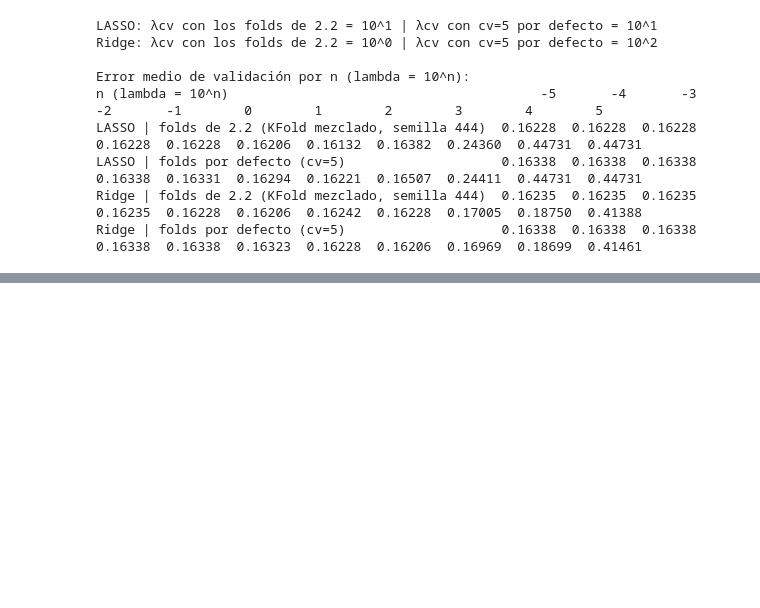
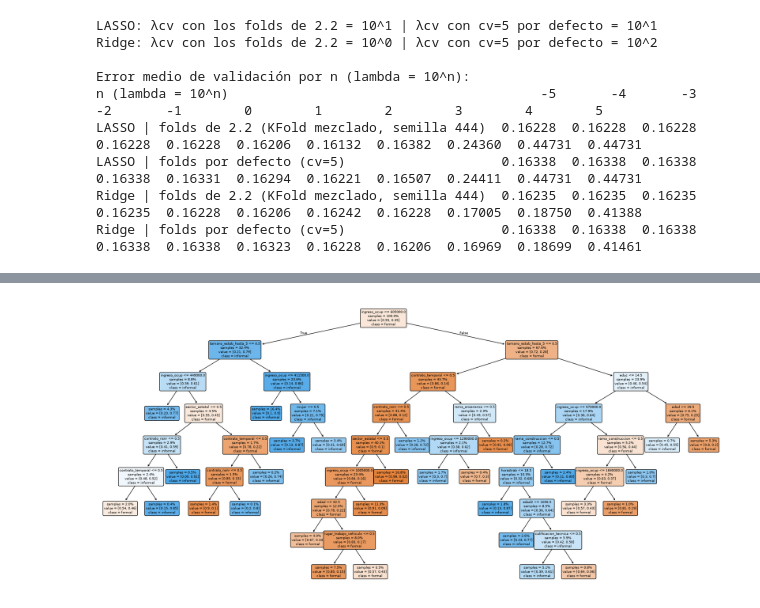
Before and after one commit to tomasbaigorria/PE1333_Grupo9, a Jupyter notebook: TP2/PE1333_Grupo9_TP2.ipynb, the cells around one changed output, grey strips where cells are left out. Drawn from its saved outputs; the diff is of its cells as text; code cells hidden in the pictures; blank space fills up the shorter version.

```diff
--- a/TP2/PE1333_Grupo9_TP2.ipynb
+++ b/TP2/PE1333_Grupo9_TP2.ipynb
@@ -609,0 +876,10 @@ Ridge | folds por defecto (cv=5)                    0.16338  0.16338  0.16338  0
+# %%
+from sklearn.tree import plot_tree
+
+fig, ax = plt.subplots(figsize=(24, 11))
+plot_tree(arbol_podado, feature_names=x_cols, class_names=["formal", "informal"], filled=True,
+          rounded=True, impurity=False, proportion=True, precision=2, fontsize=7, ax=ax)
+plt.savefig("figuras/arbol_podado.png", dpi=200, bbox_inches="tight")
+plt.show()
+# %% [output]
+[figure, added]
```
Also changed, not shown: parts of 19 cells of this notebook, 5 other files.
